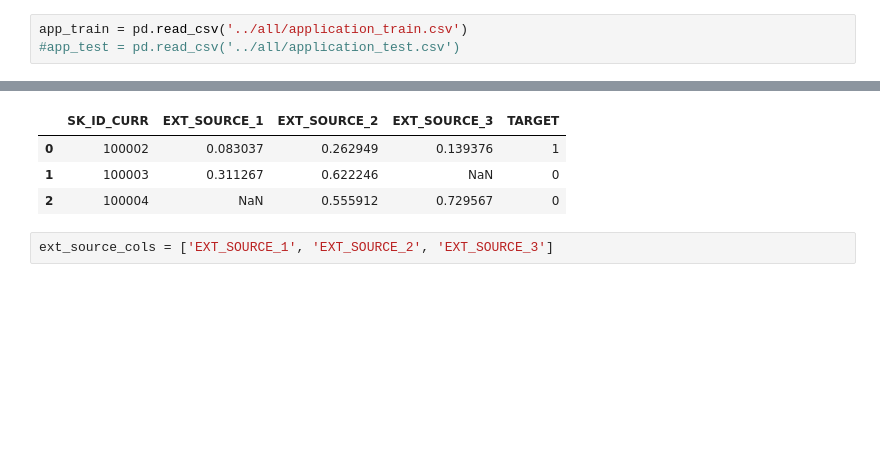
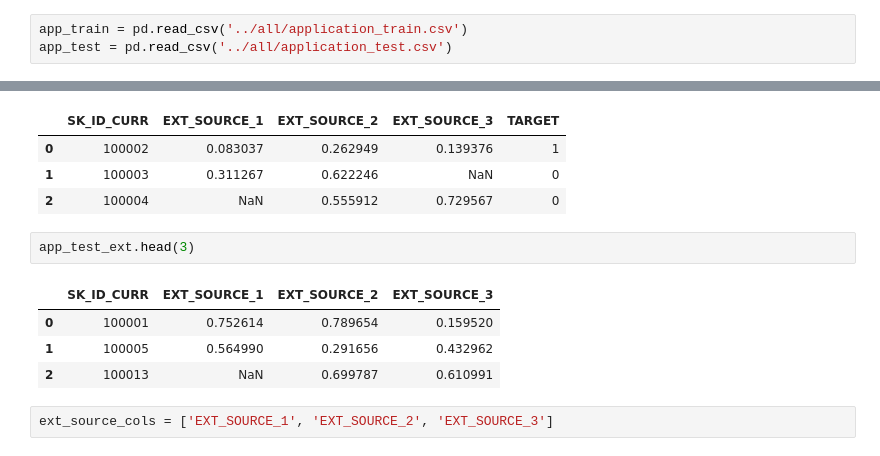
Before and after one commit to jxu39/kaggle-project, a Jupyter notebook: data_analysis.ipynb, the cells around one changed output, grey strips where cells are left out. Cells and saved outputs as stored; diff of their text form; blank space fills up the shorter version.

```diff
--- a/data_analysis.ipynb
+++ b/data_analysis.ipynb
@@ -24,7 +24,7 @@ plotly.offline.init_notebook_mode()
 ## Read data
 # %%
 app_train = pd.read_csv('../all/application_train.csv')
-#app_test = pd.read_csv('../all/application_test.csv')
+app_test = pd.read_csv('../all/application_test.csv')
 # %%
 app_train.head(3)
 # %% [output]
@@ -44,6 +45,13 @@ app_train_ext.head(3)
 | 0 | 100002 | 0.083037 | 0.262949 | 0.139376 | 1 |
 | 1 | 100003 | 0.311267 | 0.622246 | NaN | 0 |
 | 2 | 100004 | NaN | 0.555912 | 0.729567 | 0 |
+# %%
+app_test_ext.head(3)
+# %% [output]
+|  | SK_ID_CURR | EXT_SOURCE_1 | EXT_SOURCE_2 | EXT_SOURCE_3 |
+| 0 | 100001 | 0.752614 | 0.789654 | 0.159520 |
+| 1 | 100005 | 0.564990 | 0.291656 | 0.432962 |
+| 2 | 100013 | NaN | 0.699787 | 0.610991 |
 # %%
 ext_source_cols = ['EXT_SOURCE_1', 'EXT_SOURCE_2', 'EXT_SOURCE_3']
 # %% [markdown]
```
Also changed, not shown: parts of 15 cells of this notebook, 1 other file.
